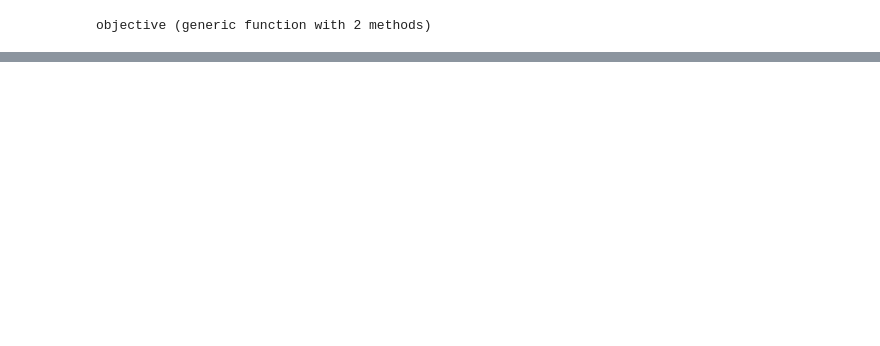
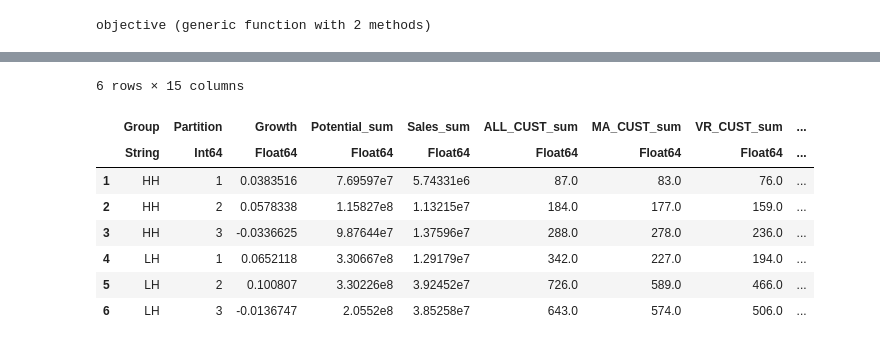
Before and after one commit to cyclonestab/Programming-Solver, a Jupyter notebook: test1.ipynb, the cells around one changed output, grey strips where cells are left out. Drawn from its saved outputs; the diff is of its cells as text; code cells hidden in the pictures; blank space fills up the shorter version.

```diff
--- a/test1.ipynb
+++ b/test1.ipynb
@@ -120,0 +147,14 @@ Total Number of improvments: 4
+# %%
+# groups = data.Group|>sort|>unique
+groups = ["HH","LH"]
+res = DataFrame()
+
+for group ∈ groups
+    selected = data[data.Group.==group,:]
+    println("##############################################")
+    println("Optimizing for $group")
+    partition=find_partition(selected)
+    selected = selected[!,Not(:Partition)]
+    insertcols!(selected,1,(:Partition=>partition));
+    res = vcat(res,selected)
+end
@@ -120,0 +178,24 @@ Total Number of improvments: 4
+# %%
+res = res[!,Not(:rounded_sales)];
+# ExcelFiles.save("Partitioned.xlsx",res)
+# %%
+cols = ["Partition","Province","City","ID",
+        "Customer Name","Potential","Sales",
+        "ALL_CUST","MA_CUST",
+        "VR_CUST","VR_CALL_CNT","VEEVA_CNT",
+        "SPK_CNT","EMEET_CNT","ADD_WECHAT_CNT",
+        "sales_half_yr_pre","sales_half_yr","hospital_segment","Group"];
+res = res[!,cols];
+# %%
+stats = combine(groupby(res,[:Group,:Partition]),AsTable([:sales_half_yr, :sales_half_yr_pre]) => (x -> sum(x.sales_half_yr)/sum(x.sales_half_yr_pre)-1)=>Symbol("Growth"),names(res)[6:end-3].=>sum,nrow=>:Hospital_Counts)
+stats = sort!(stats,[:Group,:Partition])
+# %% [output]
+6 rows × 15 columns
+|  | Group | Partition | Growth | Potential_sum | Sales_sum | ALL_CUST_sum | MA_CUST_sum | VR_CUST_sum | ... |
+|  | String | Int64 | Float64 | Float64 | Float64 | Float64 | Float64 | Float64 | ... |
+| 1 | HH | 1 | 0.0383516 | 7.69597e7 | 5.74331e6 | 87.0 | 83.0 | 76.0 | ... |
+| 2 | HH | 2 | 0.0578338 | 1.15827e8 | 1.13215e7 | 184.0 | 177.0 | 159.0 | ... |
+| 3 | HH | 3 | -0.0336625 | 9.87644e7 | 1.37596e7 | 288.0 | 278.0 | 236.0 | ... |
+| 4 | LH | 1 | 0.0652118 | 3.30667e8 | 1.29179e7 | 342.0 | 227.0 | 194.0 | ... |
+| 5 | LH | 2 | 0.100807 | 3.30226e8 | 3.92452e7 | 726.0 | 589.0 | 466.0 | ... |
+| 6 | LH | 3 | -0.0136747 | 2.0552e8 | 3.85258e7 | 643.0 | 574.0 | 506.0 | ... |
```
Also changed, not shown: parts of 14 cells of this notebook, 1 other file.
